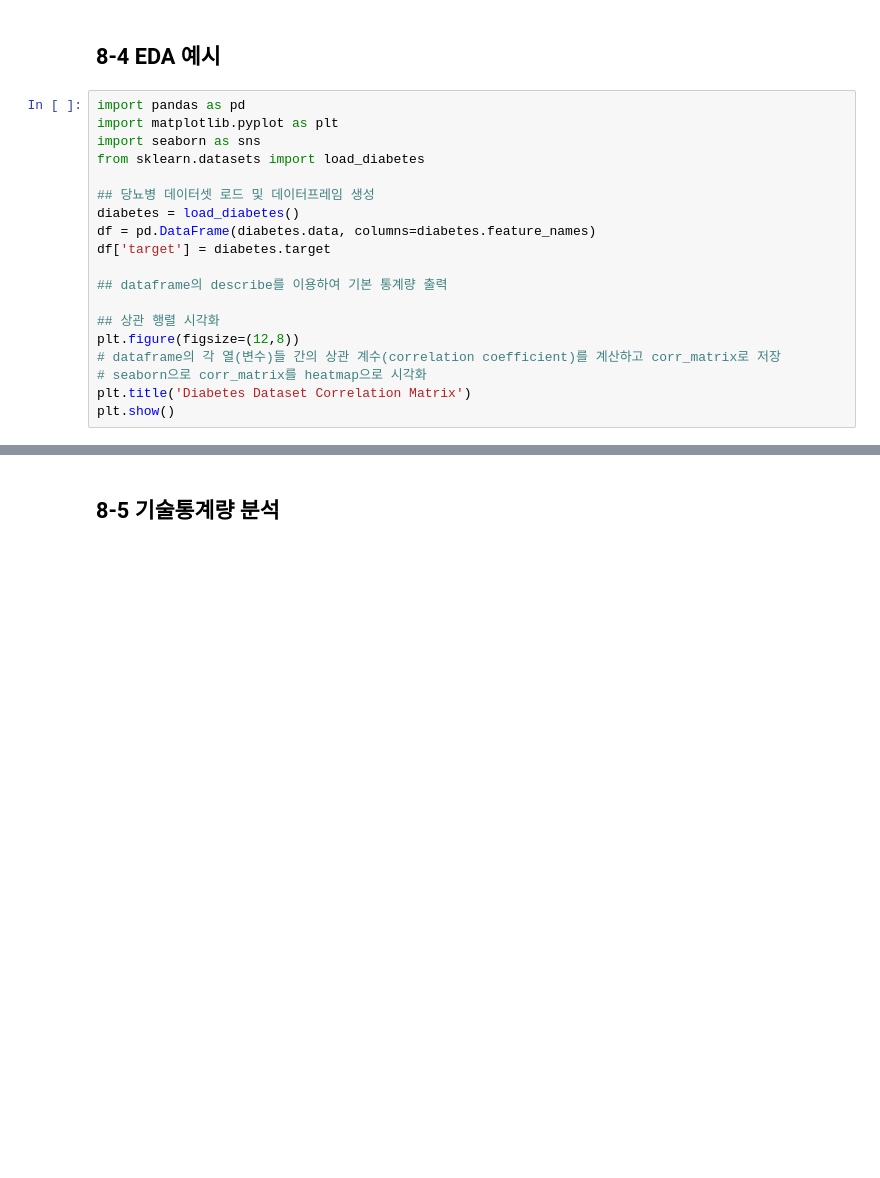
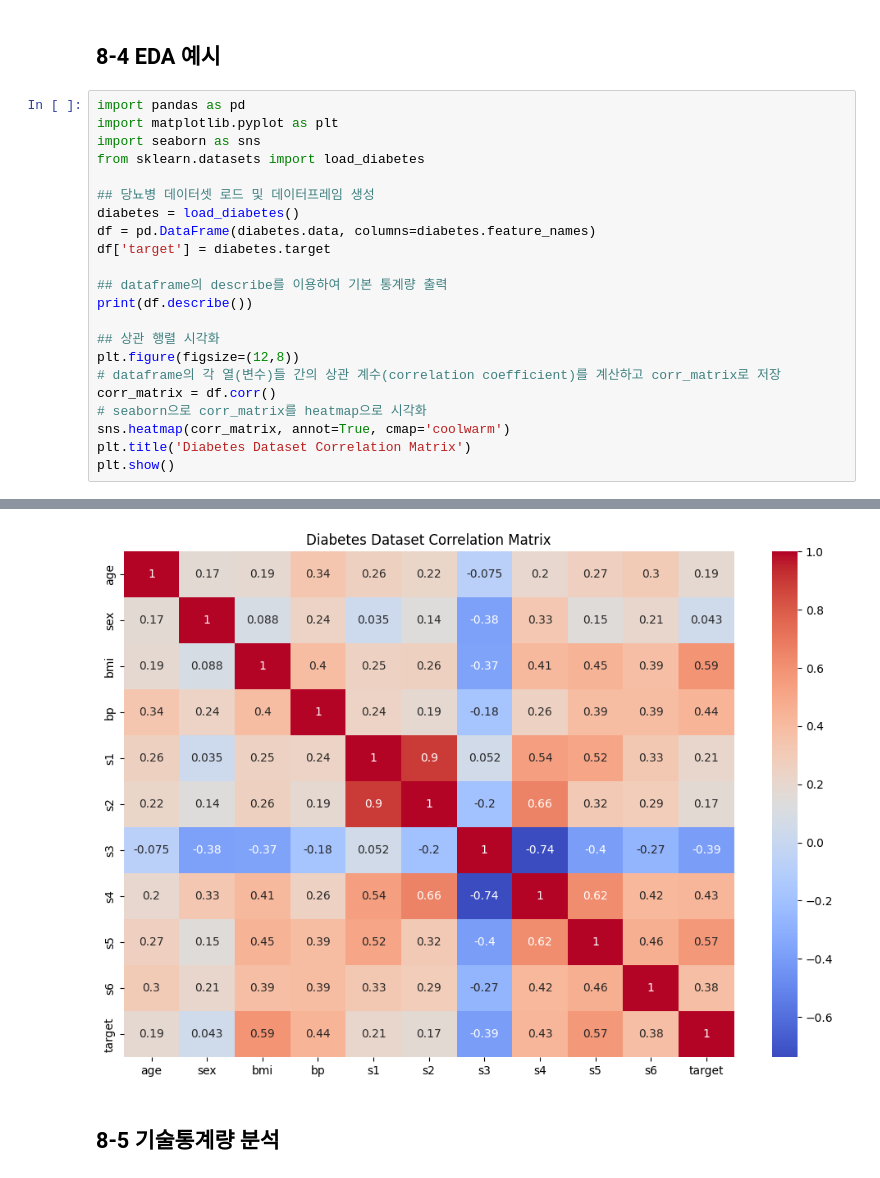
Before and after one commit to tomifezgomez/Data-Analysis-with-Open-Source, a Jupyter notebook: 오픈소스_데이터_분석_8강.ipynb, the cells around one changed output, grey strips where cells are left out. Drawn from its saved outputs; the diff is of its cells as text; blank space fills up the shorter version.

```diff
--- a/오픈소스_데이터_분석_8강.ipynb
+++ b/오픈소스_데이터_분석_8강.ipynb
@@ -140,10 +140,14 @@ df = pd.DataFrame(diabetes.data, columns=diabetes.feature_names)
 df['target'] = diabetes.target
 
 ## dataframe의 describe를 이용하여 기본 통계량 출력
+print(df.describe())
 
 ## 상관 행렬 시각화
 plt.figure(figsize=(12,8))
 # dataframe의 각 열(변수)들 간의 상관 계수(correlation coefficient)를 계산하고 corr_matrix로 저장
+corr_matrix = df.corr()
 # seaborn으로 corr_matrix를 heatmap으로 시각화
+sns.heatmap(corr_matrix, annot=True, cmap='coolwarm')
 plt.title('Diabetes Dataset Correlation Matrix')
 plt.show()
+# %% [output]
@@ -150,3 +171,4 @@ plt.show()
+[figure, added]
 # %% [markdown]
 ## 8-5 기술통계량 분석
 # %%
```
Also changed, not shown: parts of 4 cells of this notebook.
